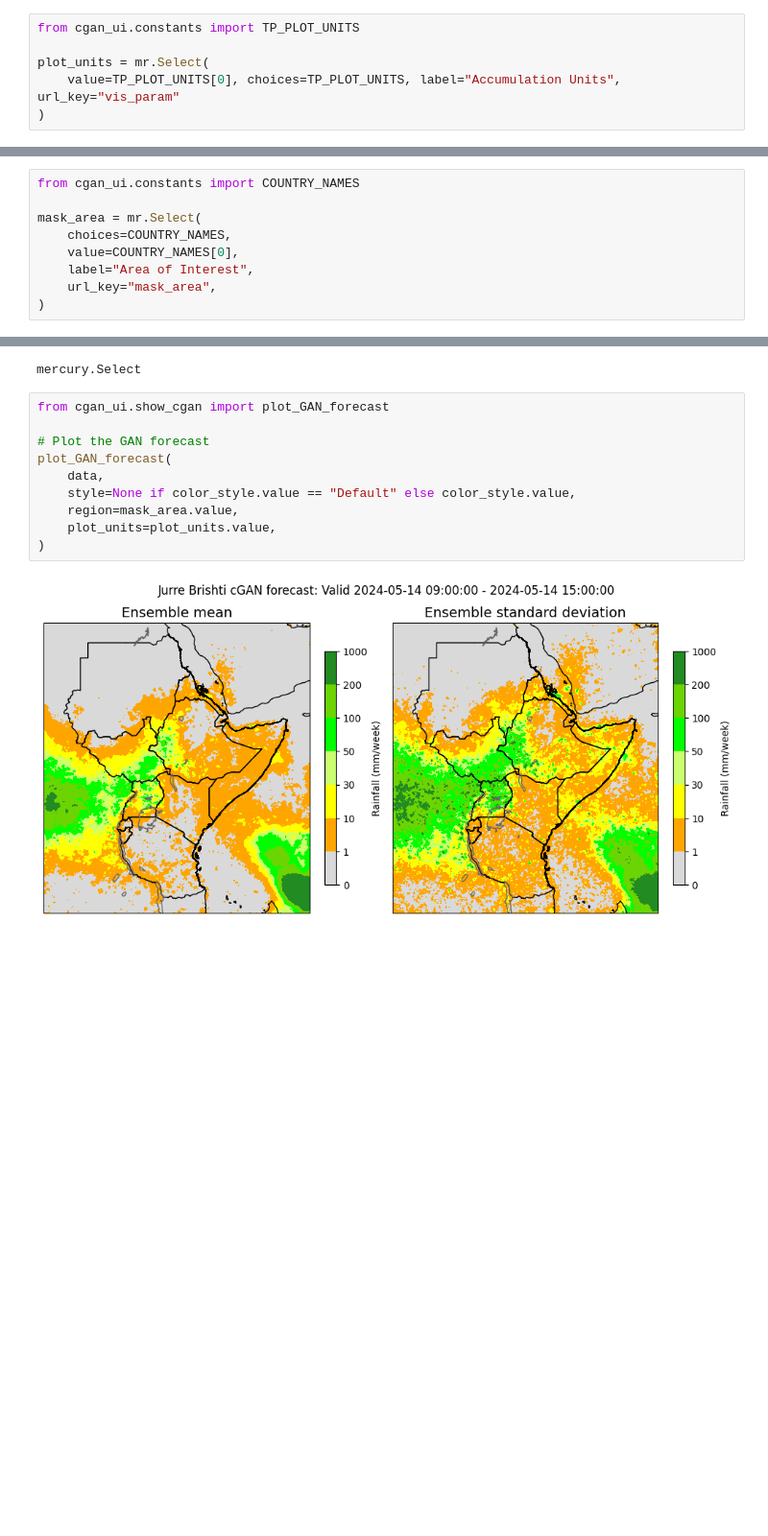
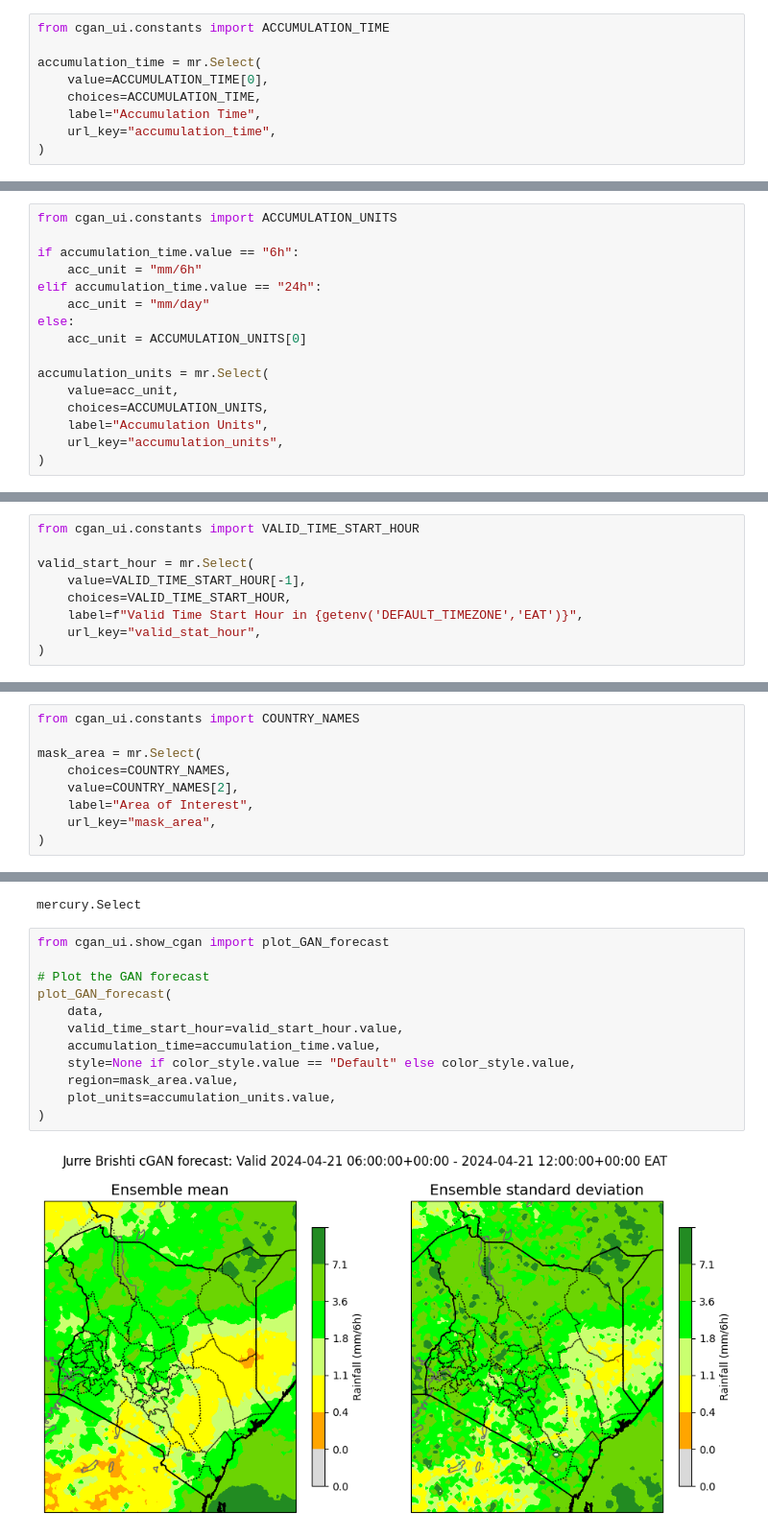
Before and after one commit to Fenwick-Cooper/show-forecasts, a Jupyter notebook: webapps/cgan-forecasts.ipynb, the cells around one changed output, grey strips where cells are left out. Shown at 96% size. Saved outputs shown, nothing was run; the diff lists cells and outputs as text; blank space fills up the shorter version.

Commit message:
patching diverse cGAN visualization updates into mercury UI

```diff
--- a/webapps/cgan-forecasts.ipynb
+++ b/webapps/cgan-forecasts.ipynb
@@ -49,10 +50,29 @@ data = load_GAN_forecast(
     mask_region=mask_region,
 )
 # %%
-from cgan_ui.constants import TP_PLOT_UNITS
+from cgan_ui.constants import ACCUMULATION_TIME
 
-plot_units = mr.Select(
-    value=TP_PLOT_UNITS[0], choices=TP_PLOT_UNITS, label="Accumulation Units", url_key="vis_param"
+accumulation_time = mr.Select(
+    value=ACCUMULATION_TIME[0],
+    choices=ACCUMULATION_TIME,
+    label="Accumulation Time",
+    url_key="accumulation_time",
 )
 # %% [output]
 mercury.Select
+# %%
+from cgan_ui.constants import ACCUMULATION_UNITS
+
+if accumulation_time.value == "6h":
+    acc_unit = "mm/6h"
+elif accumulation_time.value == "24h":
+    acc_unit = "mm/day"
+else:
+    acc_unit = ACCUMULATION_UNITS[0]
+
+accumulation_units = mr.Select(
+    value=acc_unit,
+    choices=ACCUMULATION_UNITS,
+    label="Accumulation Units",
+    url_key="accumulation_units",
+)
@@ -58,0 +81,9 @@ mercury.Select
+# %%
+from cgan_ui.constants import VALID_TIME_START_HOUR
+
+valid_start_hour = mr.Select(
+    value=VALID_TIME_START_HOUR[-1],
+    choices=VALID_TIME_START_HOUR,
+    label=f"Valid Time Start Hour in {getenv('DEFAULT_TIMEZONE','EAT')}",
+    url_key="valid_stat_hour",
+)
@@ -61,7 +94,7 @@ from cgan_ui.constants import COUNTRY_NAMES
 
 mask_area = mr.Select(
     choices=COUNTRY_NAMES,
-    value=COUNTRY_NAMES[0],
+    value=COUNTRY_NAMES[2],
     label="Area of Interest",
     url_key="mask_area",
 )
@@ -81,12 +114,14 @@ mercury.Select
 # %%
 from cgan_ui.show_cgan import plot_GAN_forecast
 
 # Plot the GAN forecast
 plot_GAN_forecast(
     data,
+    valid_time_start_hour=valid_start_hour.value,
+    accumulation_time=accumulation_time.value,
     style=None if color_style.value == "Default" else color_style.value,
     region=mask_area.value,
-    plot_units=plot_units.value,
+    plot_units=accumulation_units.value,
 )
 # %% [output]
-[figure, old version]
+[figure, new version]
```
Also changed, not shown: parts of 8 cells of this notebook, 5 other files.
